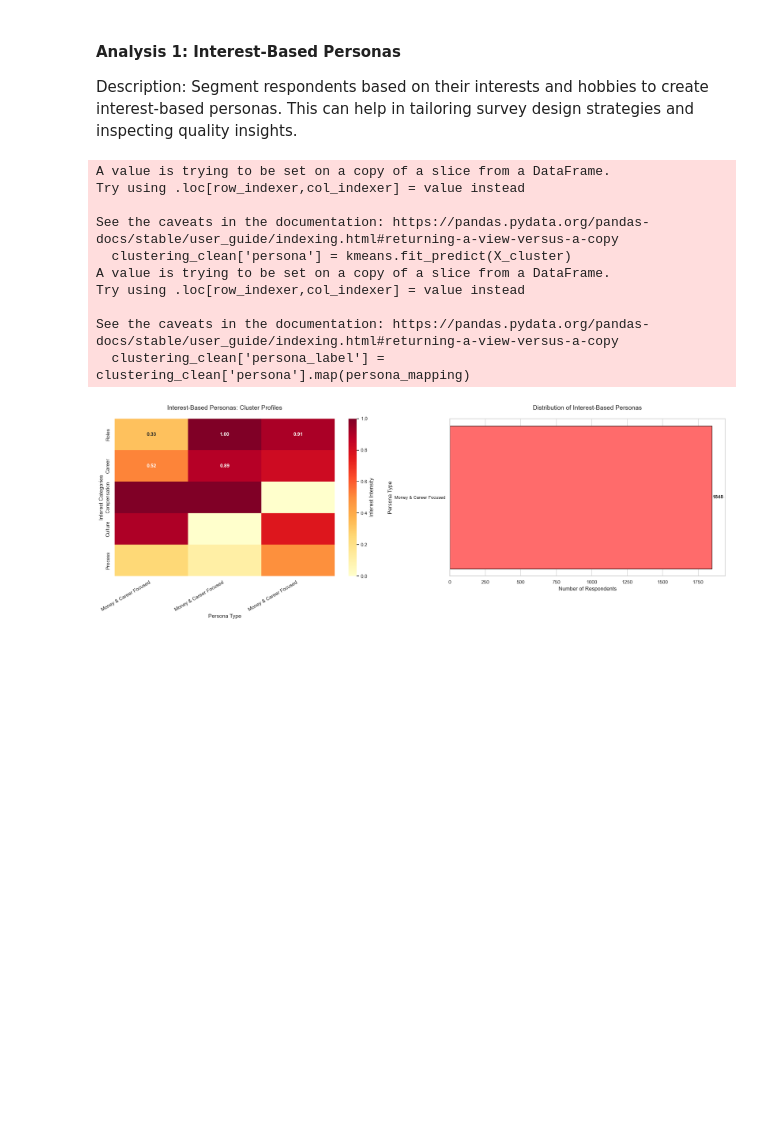
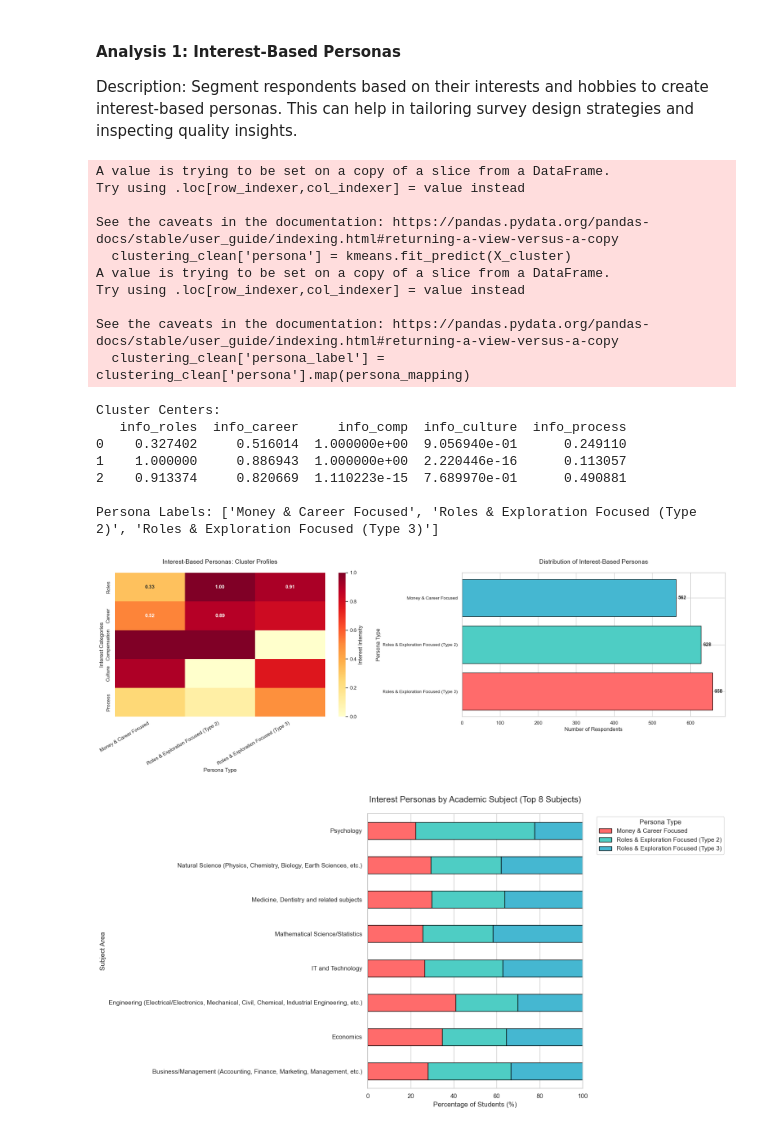
Before and after one commit to DhiraPT/datathon-2026, a Jupyter notebook: final_datathon_2026.ipynb, the cells around one changed output. Cells and saved outputs as stored; diff of their text form; code cells hidden in the pictures; blank space fills up the shorter version.

```diff
--- a/final_datathon_2026.ipynb
+++ b/final_datathon_2026.ipynb
@@ -318,12 +318,12 @@ clustering_clean['persona'] = kmeans.fit_predict(X_cluster)
 # Label personas based on cluster centers
 cluster_centers = pd.DataFrame(kmeans.cluster_centers_, columns=info_cols)
 persona_labels = []
+
 for idx, row in cluster_centers.iterrows():
     # Get the dominant interest (highest value)
     top_interest = row.idxmax()
     top_value = row.max()
 
-    # More nuanced labeling based on the dominant interest
     if top_interest == 'info_comp':
         label = "Money & Career Focused"
     elif top_interest == 'info_culture':
@@ -335,7 +335,7 @@ for idx, row in cluster_centers.iterrows():
     elif top_interest == 'info_process':
         label = "Process & Application Focused"
     else:
-        # Fallback: check second highest
+        # For second highest
         top_two = row.nlargest(2)
         if 'info_comp' in top_two.index or 'info_career' in top_two.index:
             label = "Money & Career Focused"
@@ -346,10 +346,20 @@ for idx, row in cluster_centers.iterrows():
 
     persona_labels.append(label)
 
+unique_labels = []
+for i, label in enumerate(persona_labels):
+    if persona_labels.count(label) > 1:
+        unique_labels.append(f"{label} (Type {i+1})")
+    else:
+        unique_labels.append(label)
+persona_labels = unique_labels
+
 persona_mapping = {i: persona_labels[i] for i in range(3)}
 clustering_clean['persona_label'] = clustering_clean['persona'].map(persona_mapping)
 
-cluster_centers
+print("Cluster Centers:")
+print(cluster_centers)
+print("\nPersona Labels:", persona_labels)
 
 ### Visualization 1: Cluster Centers Heatmap
 fig, axes = plt.subplots(1, 2, figsize=(20, 7))
@@ -359,39 +369,69 @@ sns.heatmap(cluster_centers.T, annot=True, fmt='.2f', cmap='YlOrRd',
             xticklabels=[persona_labels[i] for i in range(3)],
             yticklabels=['Roles', 'Career', 'Compensation', 'Culture', 'Process'],
             ax=axes[0], cbar_kws={'label': 'Interest Intensity'},
-            annot_kws={'size': 11, 'weight': 'bold'})  # Make annotations more visible
+            annot_kws={'size': 11, 'weight': 'bold'})
 axes[0].set_title('Interest-Based Personas: Cluster Profiles', fontsize=14, pad=20)
 axes[0].set_xlabel('Persona Type', fontsize=12)
 axes[0].set_ylabel('Interest Categories', fontsize=12)
-# Rotate x-axis labels for better readability
 axes[0].set_xticklabels(axes[0].get_xticklabels(), rotation=30, ha='right')
 
-# Persona distribution
 persona_counts = clustering_clean['persona_label'].value_counts()
 colors_persona = ['#FF6B6B', '#4ECDC4', '#45B7D1']
 axes[1].barh(persona_counts.index, persona_counts.values, color=colors_persona, edgecolor='black')
 axes[1].set_title('Distribution of Interest-Based Personas', fontsize=14, pad=20)
 axes[1].set_xlabel('Number of Respondents', fontsize=12)
 axes[1].set_ylabel('Persona Type', fontsize=12)
-
-# Fix y-axis labels to prevent overlapping
 axes[1].tick_params(axis='y', labelsize=10)
 plt.setp(axes[1].get_yticklabels(), rotation=0, ha='right')
 
 for i, v in enumerate(persona_counts.values):
     axes[1].text(v + 5, i, str(v), va='center', fontweight='bold', fontsize=11)
 
 plt.tight_layout()
 plt.show()
+
+# Visualization 2: Personas by Subject (Are IT students more $ focused?)
+plt.figure(figsize=(16, 8))
+subject_persona = pd.crosstab(clustering_clean['subject'],
+                               clustering_clean['persona_label'],
+                               normalize='index') * 100
+
+# Get top subjects by count
+top_subjects = clustering_clean['subject'].value_counts().head(8).index
+subject_persona_top = subject_persona.loc[subject_persona.index.isin(top_subjects)]
+
+subject_persona_top.plot(kind='barh', stacked=True,
+                         color=colors_persona,
+                         edgecolor='black', ax=plt.gca())
+plt.title('Interest Personas by Academic Subject (Top 8 Subjects)', fontsize=15, pad=20)
+plt.xlabel('Percentage of Students (%)', fontsize=12)
+plt.ylabel('Subject Area', fontsize=12)
+plt.xlim(0, 100)
+plt.legend(title='Persona Type', bbox_to_anchor=(1.05, 1), loc='upper left')
+plt.tight_layout()
+plt.show()
+
+# Statistical summary
+print("\nPersona Statistics by Subject:")
+persona_subject_stats = clustering_clean.groupby(['subject', 'persona_label']).size().unstack(fill_value=0)
+print(persona_subject_stats.head(10))
 # %% [output]
 A value is trying to be set on a copy of a slice from a DataFrame.
 Try using .loc[row_indexer,col_indexer] = value instead
 
 See the caveats in the documentation: https://pandas.pydata.org/pandas-docs/stable/user_guide/indexing.html#returning-a-view-versus-a-copy
   clustering_clean['persona'] = kmeans.fit_predict(X_cluster)
 A value is trying to be set on a copy of a slice from a DataFrame.
 Try using .loc[row_indexer,col_indexer] = value instead
 
 See the caveats in the documentation: https://pandas.pydata.org/pandas-docs/stable/user_guide/indexing.html#returning-a-view-versus-a-copy
   clustering_clean['persona_label'] = clustering_clean['persona'].map(persona_mapping)
+Cluster Centers:
+   info_roles  info_career     info_comp  info_culture  info_process
+0    0.327402     0.516014  1.000000e+00  9.056940e-01      0.249110
+1    1.000000     0.886943  1.000000e+00  2.220446e-16      0.113057
+2    0.913374     0.820669  1.110223e-15  7.689970e-01      0.490881
+
+Persona Labels: ['Money & Career Focused', 'Roles & Exploration Focused (Type 2)', 'Roles & Exploration Focused (Type 3)']
-[figure, old version]
+[figure, new version]
+[figure, added]
```
Also changed, not shown: parts of 4 cells of this notebook.
